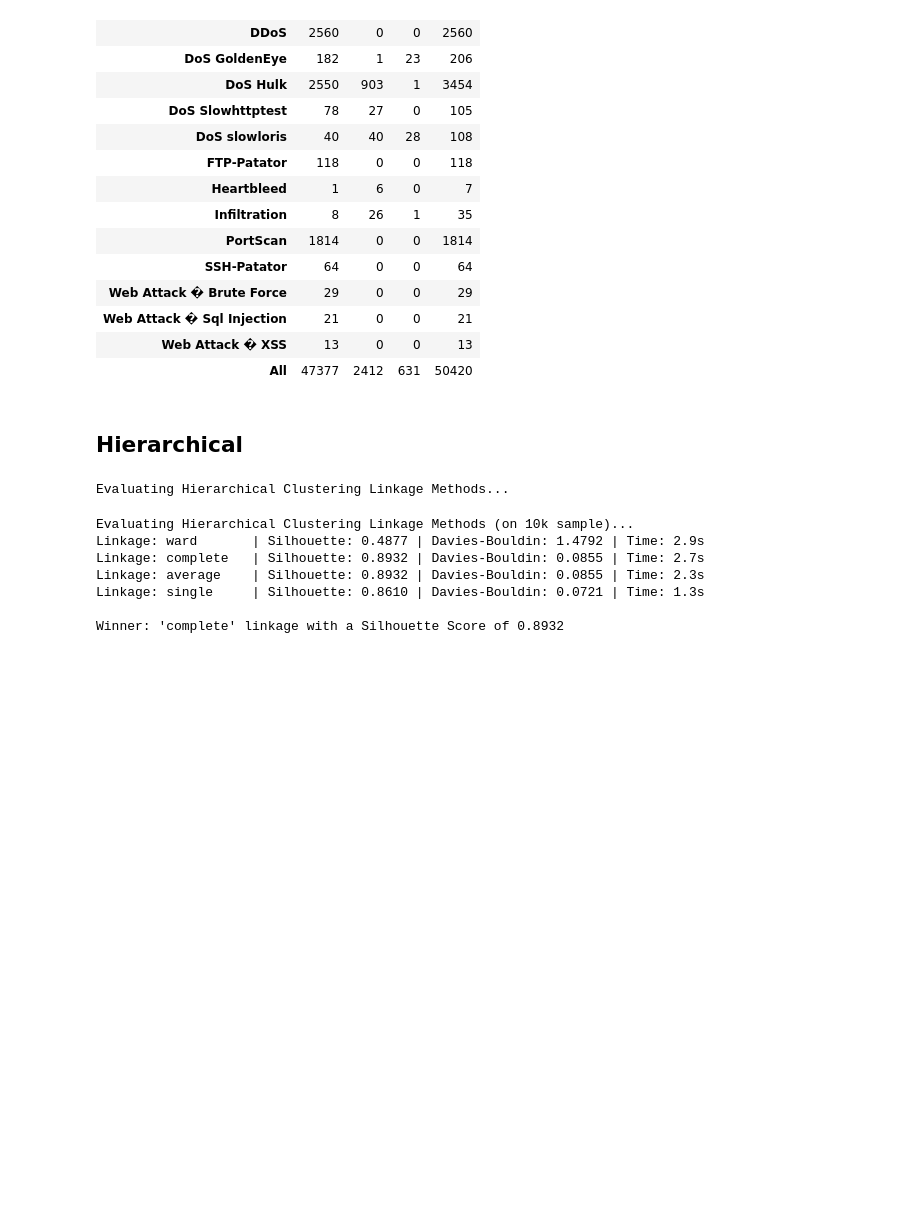
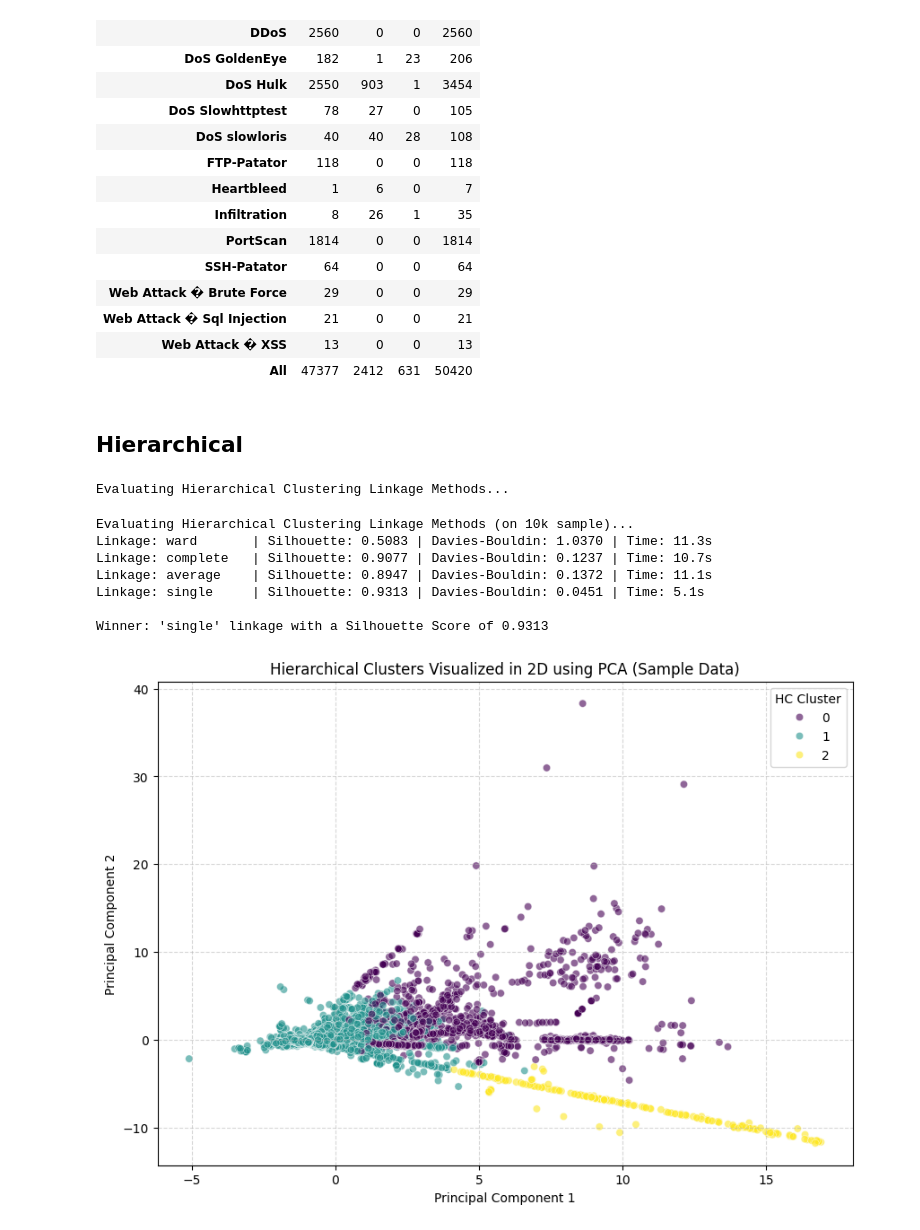
Before and after one commit to GiannisKotsalos/NetworkIntrusion-DataMining-MLProject, a Jupyter notebook: notebooks/clustering.ipynb, the cells around one changed output. Cells and saved outputs as stored; diff of their text form; code cells hidden in the pictures; blank space fills up the shorter version.

```diff
--- a/notebooks/clustering.ipynb
+++ b/notebooks/clustering.ipynb
@@ -227,7 +227,7 @@ import numpy as np
 
 # 1. Take a smaller sample to save RAM (10,000 rows instead of 50,000)
 # We sample 'df' and use the index to grab the exact same rows from 'X_scaled'
-df_sample = df.sample(n=10000, random_state=42)
+df_sample = df.sample(n=20000, random_state=42)
 X_scaled_sample = X_scaled[df_sample.index]
 
 # The assignment requires testing different linkage criteria
@@ -261,9 +261,41 @@ for linkage in linkage_methods:
 print(f"\nWinner: '{best_linkage}' linkage with a Silhouette Score of {best_score:.4f}")
 # %% [output]
 Evaluating Hierarchical Clustering Linkage Methods (on 10k sample)...
-Linkage: ward       | Silhouette: 0.4877 | Davies-Bouldin: 1.4792 | Time: 2.9s
-Linkage: complete   | Silhouette: 0.8932 | Davies-Bouldin: 0.0855 | Time: 2.7s
-Linkage: average    | Silhouette: 0.8932 | Davies-Bouldin: 0.0855 | Time: 2.3s
-Linkage: single     | Silhouette: 0.8610 | Davies-Bouldin: 0.0721 | Time: 1.3s
+Linkage: ward       | Silhouette: 0.5083 | Davies-Bouldin: 1.0370 | Time: 11.3s
+Linkage: complete   | Silhouette: 0.9077 | Davies-Bouldin: 0.1237 | Time: 10.7s
+Linkage: average    | Silhouette: 0.8947 | Davies-Bouldin: 0.1372 | Time: 11.1s
+Linkage: single     | Silhouette: 0.9313 | Davies-Bouldin: 0.0451 | Time: 5.1s
 
-Winner: 'complete' linkage with a Silhouette Score of 0.8932
+Winner: 'single' linkage with a Silhouette Score of 0.9313
+# %%
+from sklearn.decomposition import PCA
+import seaborn as sns
+import matplotlib.pyplot as plt
+from sklearn.cluster import AgglomerativeClustering
+
+# 1. Fit your final Hierarchical Clustering model on the sample
+# (We use 'ward' or whatever your winning linkage_method was)
+hc_final = AgglomerativeClustering(n_clusters=3, linkage='ward')
+df_sample['HC_Cluster'] = hc_final.fit_predict(X_scaled_sample)
+
+# 2. Squash the dimensions down to 2 dimensions using PCA
+pca = PCA(n_components=2, random_state=42)
+X_pca_sample = pca.fit_transform(X_scaled_sample)
+
+# 3. Plot the PCA results, coloring the dots by their Hierarchical Cluster
+plt.figure(figsize=(10, 7))
+sns.scatterplot(
+    x=X_pca_sample[:, 0],
+    y=X_pca_sample[:, 1],
+    hue=df_sample['HC_Cluster'],
+    palette='viridis',
+    alpha=0.6
+)
+plt.title('Hierarchical Clusters Visualized in 2D using PCA (Sample Data)')
+plt.xlabel('Principal Component 1')
+plt.ylabel('Principal Component 2')
+plt.legend(title='HC Cluster')
+plt.grid(True, linestyle='--', alpha=0.5)
+plt.show()
+# %% [output]
+[figure, added]
```
Also changed, not shown: parts of 1 cell of this notebook.
